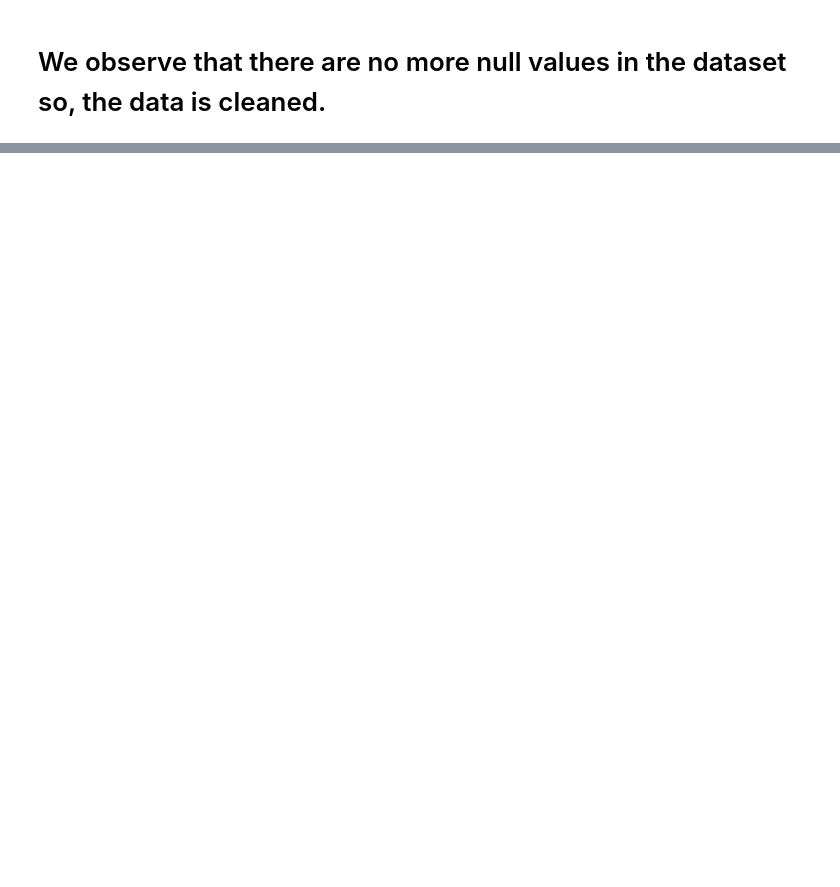
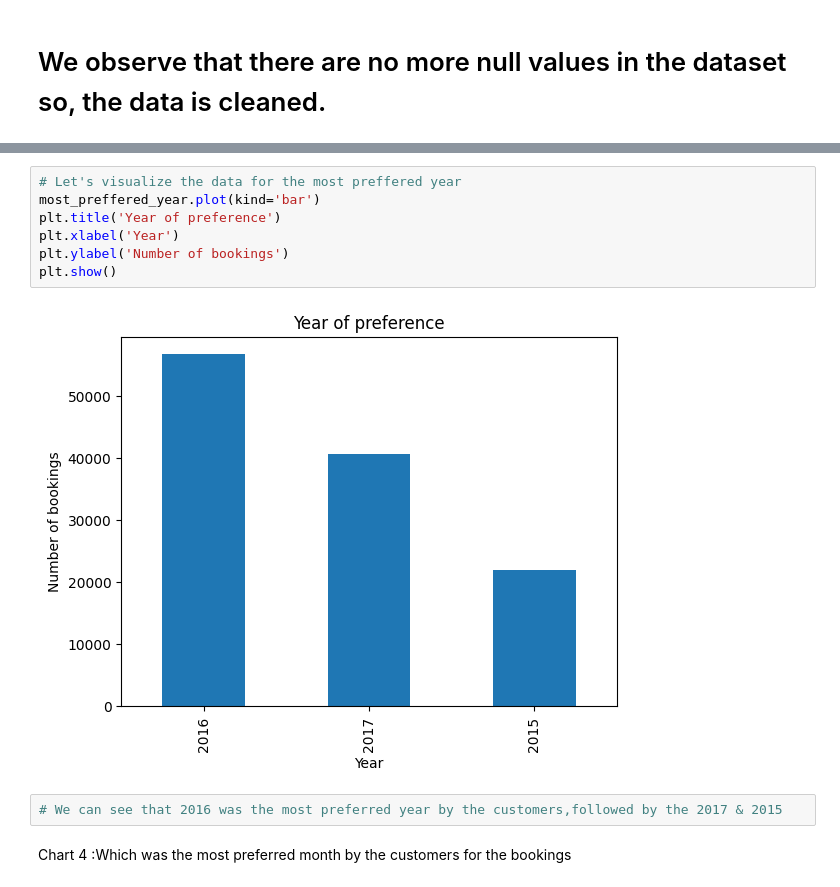
Before and after one commit to ShwetaBawankule/CAPSTONE-EDA-Hotel-Booking-Analysis, a Jupyter notebook: EDA_Hotel_booking_analysis.ipynb, the cells around one changed output, grey strips where cells are left out. Drawn from its saved outputs; the diff is of its cells as text; blank space fills up the shorter version.

```diff
--- a/EDA_Hotel_booking_analysis.ipynb
+++ b/EDA_Hotel_booking_analysis.ipynb
@@ -213,0 +288,13 @@ dtype: int64
+# %%
+# Let's visualize the data for the most preffered year
+most_preffered_year.plot(kind='bar')
+plt.title('Year of preference')
+plt.xlabel('Year')
+plt.ylabel('Number of bookings')
+plt.show()
+# %% [output]
+[figure, added]
+# %%
+# We can see that 2016 was the most preferred year by the customers,followed by the 2017 & 2015
+# %% [markdown]
+Chart 4 :Which was the most preferred month by the customers for the bookings
```
Also changed, not shown: parts of 20 cells of this notebook.
